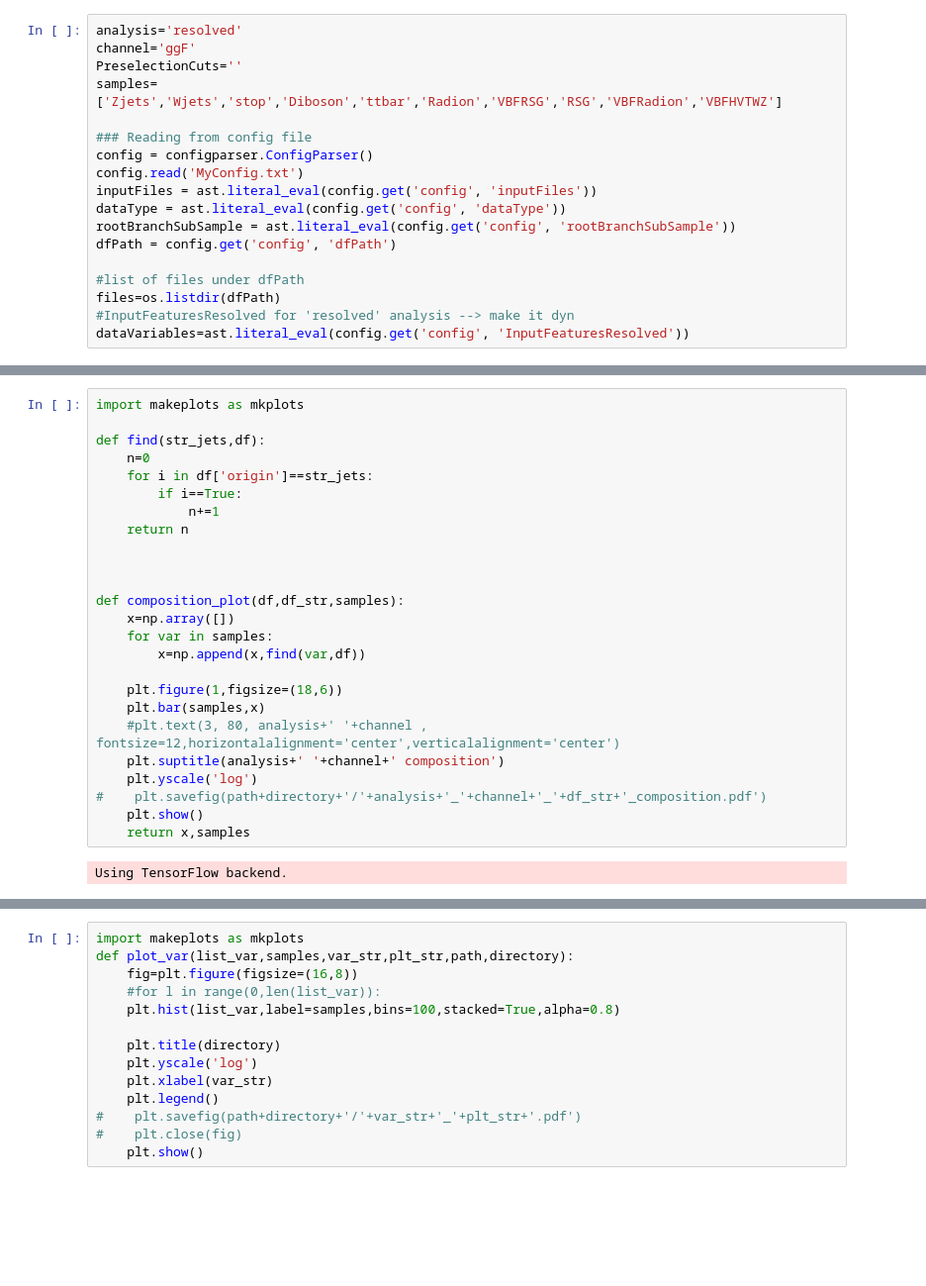
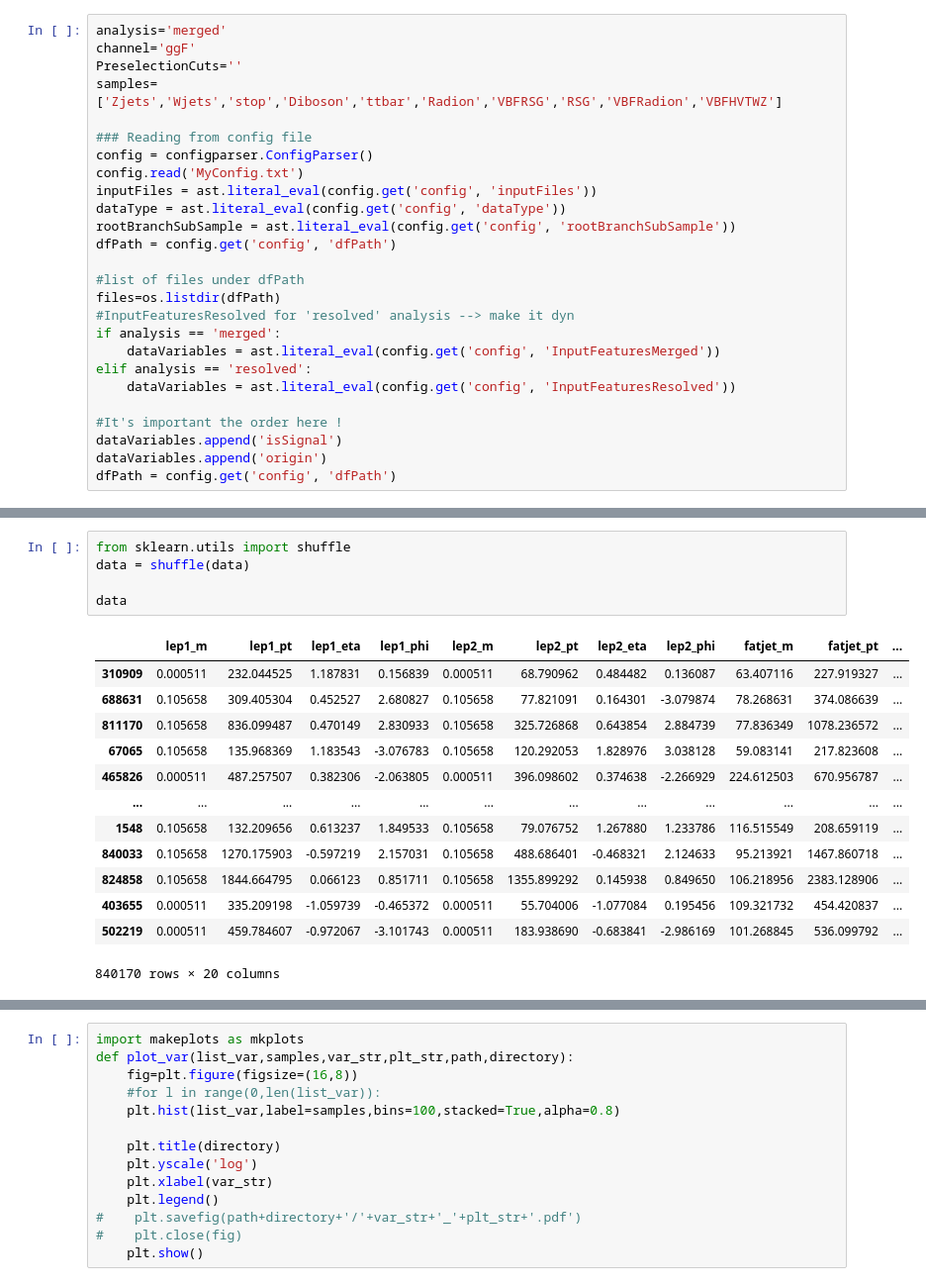
Before and after one commit to martinosal/LecceDNN, a Jupyter notebook: DatasetPreProcessing.ipynb, the cells around one changed output, grey strips where cells are left out. Shown: that part at 99% size. Drawn from its saved outputs; the diff is of its cells as text; blank space fills up the shorter version.

```diff
--- a/DatasetPreProcessing.ipynb
+++ b/DatasetPreProcessing.ipynb
@@ -25,5 +51,5 @@ from tensorflow.keras.models import Sequential
 # %%
-analysis='resolved'
+analysis='merged'
 channel='ggF'
 PreselectionCuts=''
 samples=['Zjets','Wjets','stop','Diboson','ttbar','Radion','VBFRSG','RSG','VBFRadion','VBFHVTWZ']
@@ -39,7 +65,15 @@ dfPath = config.get('config', 'dfPath')
 #list of files under dfPath
 files=os.listdir(dfPath)
 #InputFeaturesResolved for 'resolved' analysis --> make it dyn
-dataVariables=ast.literal_eval(config.get('config', 'InputFeaturesResolved'))
+if analysis == 'merged':
+    dataVariables = ast.literal_eval(config.get('config', 'InputFeaturesMerged'))
+elif analysis == 'resolved':
+    dataVariables = ast.literal_eval(config.get('config', 'InputFeaturesResolved'))
+
+#It's important the order here !
+dataVariables.append('isSignal')
+dataVariables.append('origin')
+dfPath = config.get('config', 'dfPath')
 # %%
 dataVariables,samples
 # %% [output]
@@ -121,27 +104,19 @@ data_set
-# %%
-import makeplots as mkplots
-
-def find(str_jets,df):
-    n=0
-    for i in df['origin']==str_jets:
-        if i==True:
-            n+=1
-    return n
-
-
-
-def composition_plot(df,df_str,samples):
-    x=np.array([])
-    for var in samples:
-        x=np.append(x,find(var,df))
-
-    plt.figure(1,figsize=(18,6))
-    plt.bar(samples,x)
-    #plt.text(3, 80, analysis+' '+channel , fontsize=12,horizontalalignment='center',verticalalignment='center')
-    plt.suptitle(analysis+' '+channel+' composition')
-    plt.yscale('log')
-#    plt.savefig(path+directory+'/'+analysis+'_'+channel+'_'+df_str+'_composition.pdf')
-    plt.show()
-    return x,samples
-# %% [output]
-Using TensorFlow backend.
+# %%
+from sklearn.utils import shuffle
+data = shuffle(data)
+
+data
+# %% [output]
+|  | lep1_m | lep1_pt | lep1_eta | lep1_phi | lep2_m | lep2_pt | lep2_eta | lep2_phi | fatjet_m | fatjet_pt | ... |
+| 310909 | 0.000511 | 232.044525 | 1.187831 | 0.156839 | 0.000511 | 68.790962 | 0.484482 | 0.136087 | 63.407116 | 227.919327 | ... |
+| 688631 | 0.105658 | 309.405304 | 0.452527 | 2.680827 | 0.105658 | 77.821091 | 0.164301 | -3.079874 | 78.268631 | 374.086639 | ... |
+| 811170 | 0.105658 | 836.099487 | 0.470149 | 2.830933 | 0.105658 | 325.726868 | 0.643854 | 2.884739 | 77.836349 | 1078.236572 | ... |
+| 67065 | 0.105658 | 135.968369 | 1.183543 | -3.076783 | 0.105658 | 120.292053 | 1.828976 | 3.038128 | 59.083141 | 217.823608 | ... |
+| 465826 | 0.000511 | 487.257507 | 0.382306 | -2.063805 | 0.000511 | 396.098602 | 0.374638 | -2.266929 | 224.612503 | 670.956787 | ... |
+| ... | ... | ... | ... | ... | ... | ... | ... | ... | ... | ... | ... |
+| 1548 | 0.105658 | 132.209656 | 0.613237 | 1.849533 | 0.105658 | 79.076752 | 1.267880 | 1.233786 | 116.515549 | 208.659119 | ... |
+| 840033 | 0.105658 | 1270.175903 | -0.597219 | 2.157031 | 0.105658 | 488.686401 | -0.468321 | 2.124633 | 95.213921 | 1467.860718 | ... |
+| 824858 | 0.105658 | 1844.664795 | 0.066123 | 0.851711 | 0.105658 | 1355.899292 | 0.145938 | 0.849650 | 106.218956 | 2383.128906 | ... |
+| 403655 | 0.000511 | 335.209198 | -1.059739 | -0.465372 | 0.000511 | 55.704006 | -1.077084 | 0.195456 | 109.321732 | 454.420837 | ... |
+| 502219 | 0.000511 | 459.784607 | -0.972067 | -3.101743 | 0.000511 | 183.938690 | -0.683841 | -2.986169 | 101.268845 | 536.099792 | ... |
+840170 rows × 20 columns
```
Also changed, not shown: parts of 26 cells of this notebook, 2 other files.
